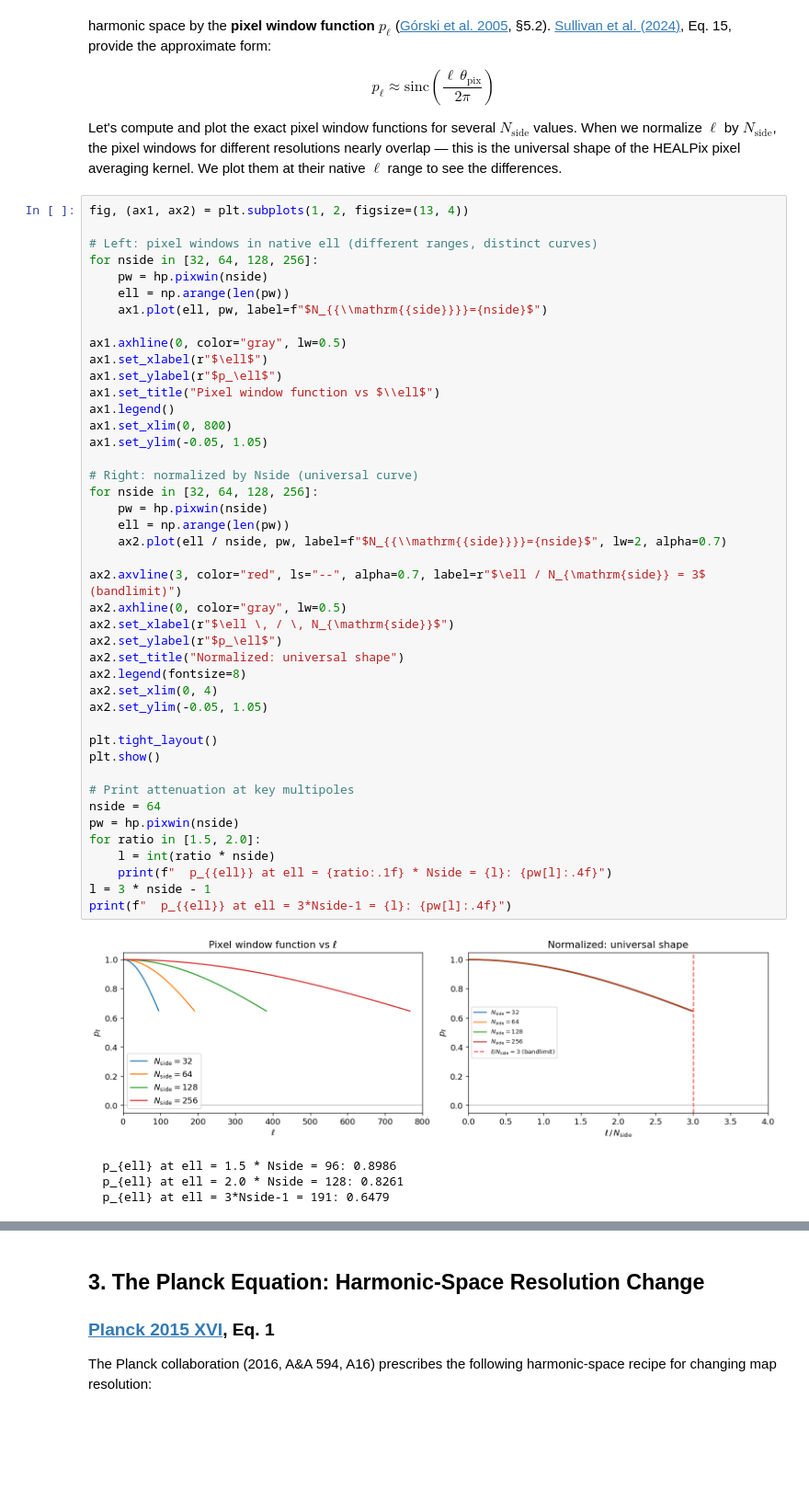
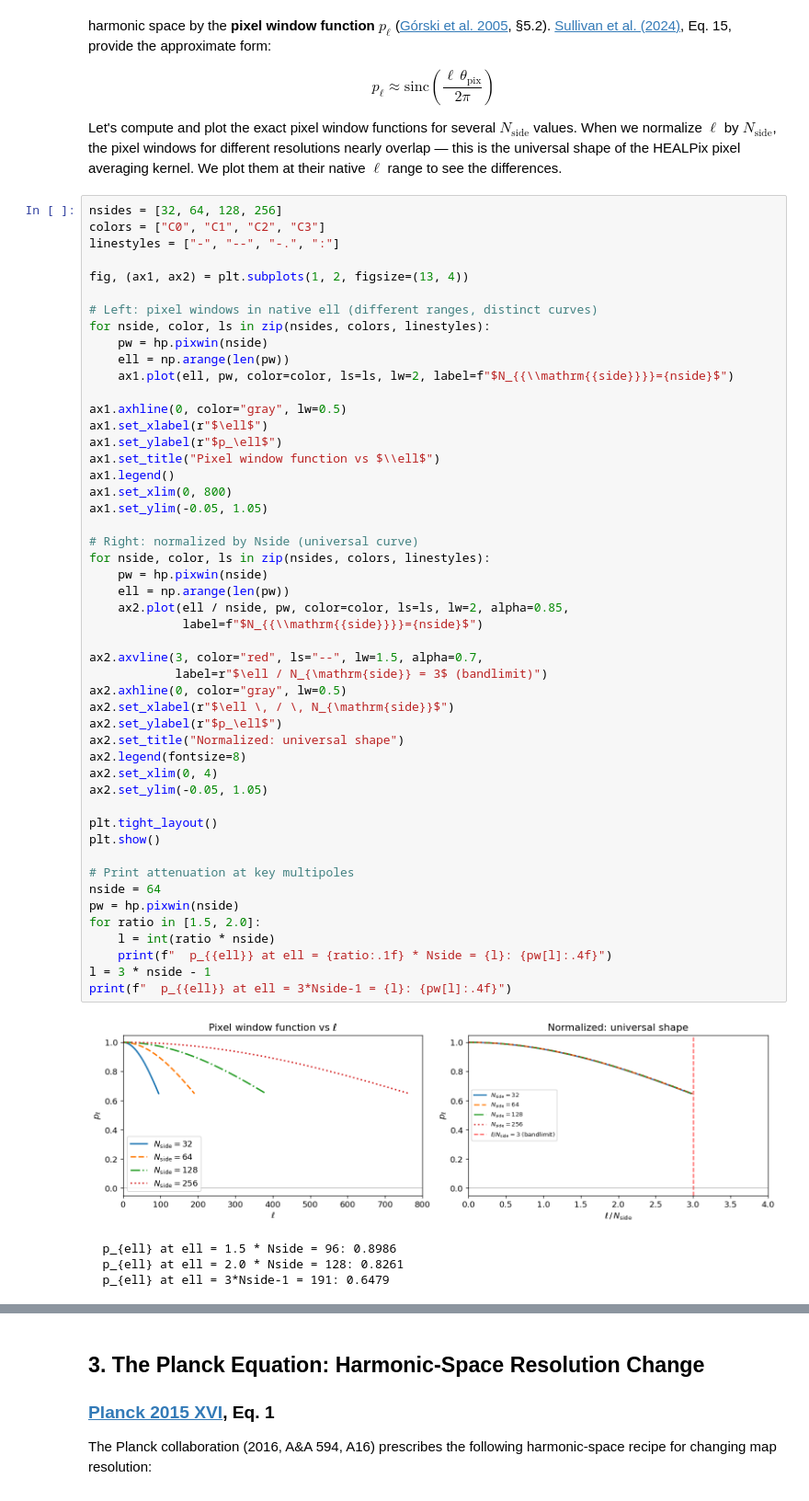
Before and after one commit to zonca/zonca.dev, a Jupyter notebook: posts/2026-04-06-why-3-pixels-per-beam.ipynb, the cells around one changed output, grey strips where cells are left out. Shown at 92% size. Saved outputs shown, nothing was run; the diff lists cells and outputs as text; blank space fills up the shorter version.

```diff
--- a/posts/2026-04-06-why-3-pixels-per-beam.ipynb
+++ b/posts/2026-04-06-why-3-pixels-per-beam.ipynb
@@ -72,50 +79,56 @@ $$p_\ell \approx \mathrm{sinc}\!\left(\frac{\ell \, \theta_{\mathrm{pix}}}{2\pi}
 
 Let's compute and plot the exact pixel window functions for several $N_{\mathrm{side}}$ values. When we normalize $\ell$ by $N_{\mathrm{side}}$, the pixel windows for different resolutions nearly overlap — this is the universal shape of the HEALPix pixel averaging kernel. We plot them at their native $\ell$ range to see the differences.
 # %%
+nsides = [32, 64, 128, 256]
+colors = ["C0", "C1", "C2", "C3"]
+linestyles = ["-", "--", "-.", ":"]
+
 fig, (ax1, ax2) = plt.subplots(1, 2, figsize=(13, 4))
 
 # Left: pixel windows in native ell (different ranges, distinct curves)
-for nside in [32, 64, 128, 256]:
+for nside, color, ls in zip(nsides, colors, linestyles):
     pw = hp.pixwin(nside)
     ell = np.arange(len(pw))
-    ax1.plot(ell, pw, label=f"$N_{{\\mathrm{{side}}}}={nside}$")
+    ax1.plot(ell, pw, color=color, ls=ls, lw=2, label=f"$N_{{\\mathrm{{side}}}}={nside}$")
 
 ax1.axhline(0, color="gray", lw=0.5)
 ax1.set_xlabel(r"$\ell$")
 ax1.set_ylabel(r"$p_\ell$")
 ax1.set_title("Pixel window function vs $\\ell$")
 ax1.legend()
 ax1.set_xlim(0, 800)
 ax1.set_ylim(-0.05, 1.05)
 
 # Right: normalized by Nside (universal curve)
-for nside in [32, 64, 128, 256]:
+for nside, color, ls in zip(nsides, colors, linestyles):
     pw = hp.pixwin(nside)
     ell = np.arange(len(pw))
-    ax2.plot(ell / nside, pw, label=f"$N_{{\\mathrm{{side}}}}={nside}$", lw=2, alpha=0.7)
+    ax2.plot(ell / nside, pw, color=color, ls=ls, lw=2, alpha=0.85,
+             label=f"$N_{{\\mathrm{{side}}}}={nside}$")
 
-ax2.axvline(3, color="red", ls="--", alpha=0.7, label=r"$\ell / N_{\mathrm{side}} = 3$ (bandlimit)")
+ax2.axvline(3, color="red", ls="--", lw=1.5, alpha=0.7,
+            label=r"$\ell / N_{\mathrm{side}} = 3$ (bandlimit)")
 ax2.axhline(0, color="gray", lw=0.5)
 ax2.set_xlabel(r"$\ell \, / \, N_{\mathrm{side}}$")
 ax2.set_ylabel(r"$p_\ell$")
 ax2.set_title("Normalized: universal shape")
 ax2.legend(fontsize=8)
 ax2.set_xlim(0, 4)
 ax2.set_ylim(-0.05, 1.05)
 
 plt.tight_layout()
 plt.show()
 
 # Print attenuation at key multipoles
 nside = 64
 pw = hp.pixwin(nside)
 for ratio in [1.5, 2.0]:
     l = int(ratio * nside)
     print(f"  p_{{ell}} at ell = {ratio:.1f} * Nside = {l}: {pw[l]:.4f}")
 l = 3 * nside - 1
 print(f"  p_{{ell}} at ell = 3*Nside-1 = {l}: {pw[l]:.4f}")
 # %% [output]
-[figure, old version]
+[figure, new version]
   p_{ell} at ell = 1.5 * Nside = 96: 0.8986
   p_{ell} at ell = 2.0 * Nside = 128: 0.8261
   p_{ell} at ell = 3*Nside-1 = 191: 0.6479
```
Also changed, not shown: parts of 25 cells of this notebook.
